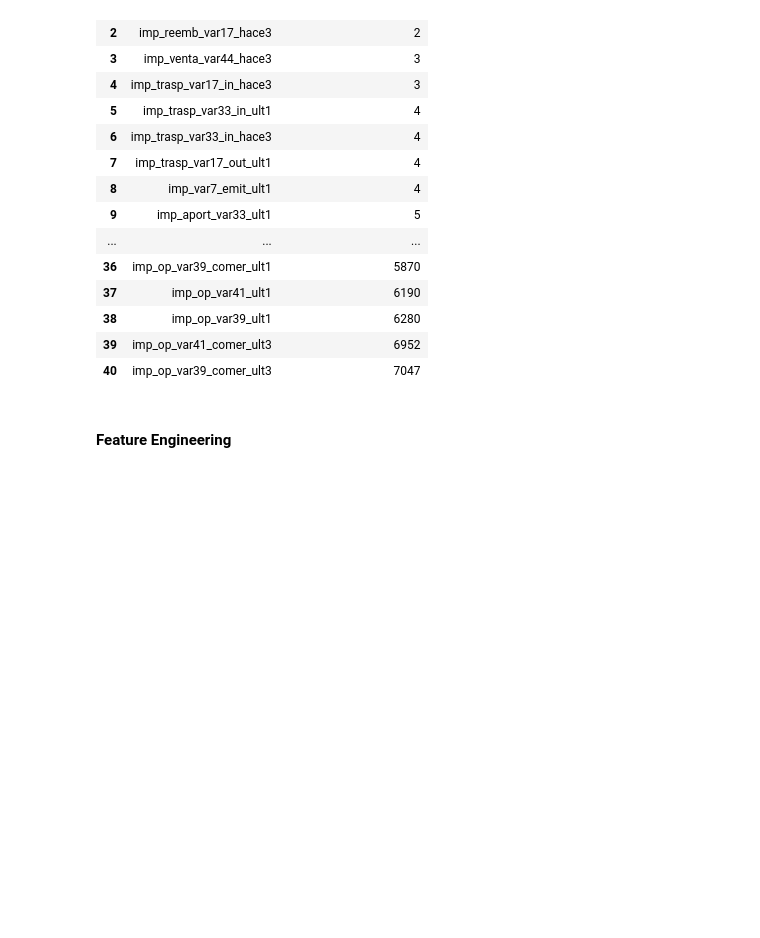
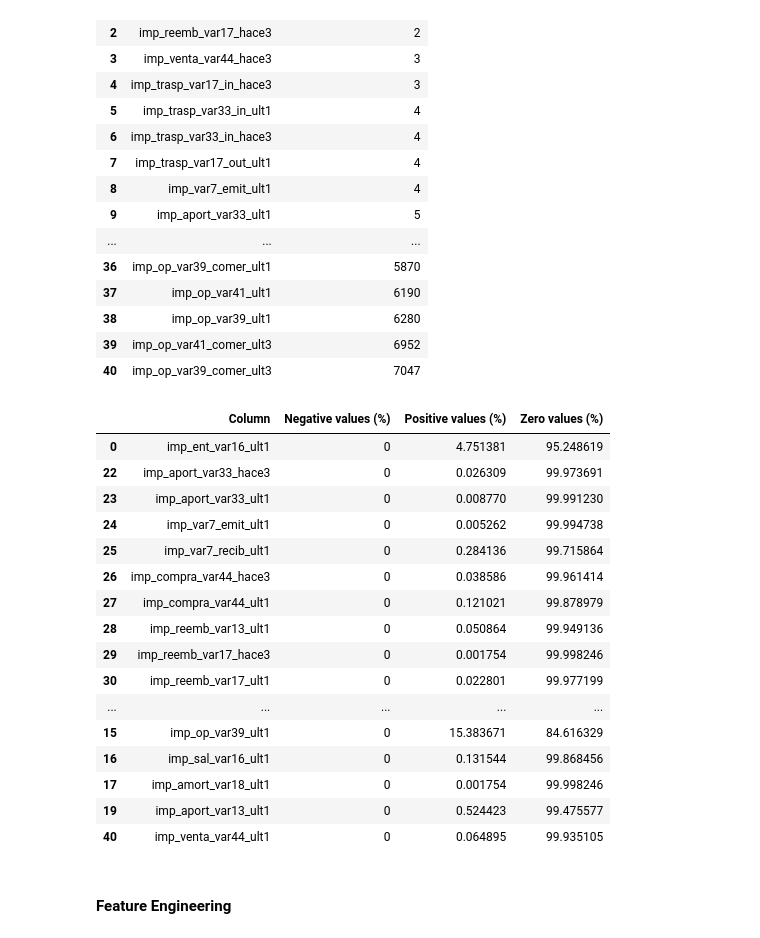
Before and after one commit to FelipeViacava/data-masters-case, a Jupyter notebook: 01-eda.ipynb, the cells around one changed output. Saved outputs shown, nothing was run; the diff lists cells and outputs as text; code cells hidden in the pictures; blank space fills up the shorter version.

```diff
--- a/01-eda.ipynb
+++ b/01-eda.ipynb
@@ -292,6 +292,26 @@ df[imp_cols] \
 | 38 | imp_op_var39_ult1 | 6280 |
 | 39 | imp_op_var41_comer_ult3 | 6952 |
 | 40 | imp_op_var39_comer_ult3 | 7047 |
+# %%
+neg_pos_zero(df, imp_cols)
+# %% [output]
+|  | Column | Negative values (%) | Positive values (%) | Zero values (%) |
+| 0 | imp_ent_var16_ult1 | 0 | 4.751381 | 95.248619 |
+| 22 | imp_aport_var33_hace3 | 0 | 0.026309 | 99.973691 |
+| 23 | imp_aport_var33_ult1 | 0 | 0.008770 | 99.991230 |
+| 24 | imp_var7_emit_ult1 | 0 | 0.005262 | 99.994738 |
+| 25 | imp_var7_recib_ult1 | 0 | 0.284136 | 99.715864 |
+| 26 | imp_compra_var44_hace3 | 0 | 0.038586 | 99.961414 |
+| 27 | imp_compra_var44_ult1 | 0 | 0.121021 | 99.878979 |
+| 28 | imp_reemb_var13_ult1 | 0 | 0.050864 | 99.949136 |
+| 29 | imp_reemb_var17_hace3 | 0 | 0.001754 | 99.998246 |
+| 30 | imp_reemb_var17_ult1 | 0 | 0.022801 | 99.977199 |
+| ... | ... | ... | ... | ... |
+| 15 | imp_op_var39_ult1 | 0 | 15.383671 | 84.616329 |
+| 16 | imp_sal_var16_ult1 | 0 | 0.131544 | 99.868456 |
+| 17 | imp_amort_var18_ult1 | 0 | 0.001754 | 99.998246 |
+| 19 | imp_aport_var13_ult1 | 0 | 0.524423 | 99.475577 |
+| 40 | imp_venta_var44_ult1 | 0 | 0.064895 | 99.935105 |
 # %% [markdown]
 #### Feature Engineering
 # %% [markdown]
```
Also changed, not shown: parts of 3 cells of this notebook, 8 other files.
